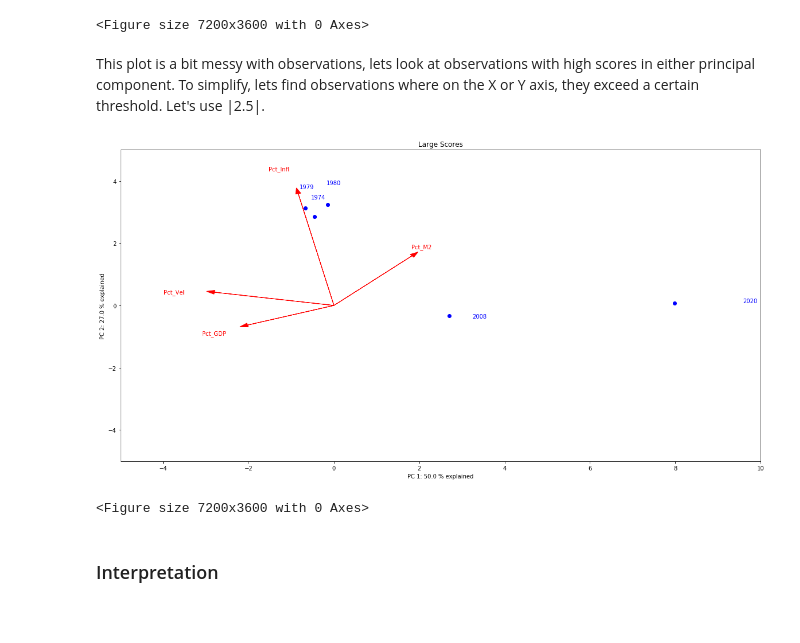
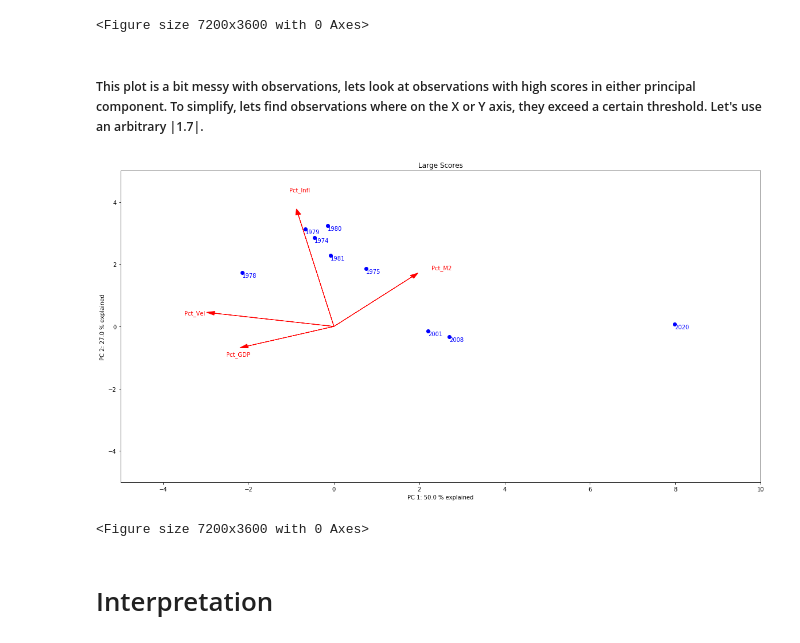
Before and after one commit to NicholasOgawa/EconML, a Jupyter notebook: PCA-MVPY.ipynb, the cells around one changed output. Drawn from its saved outputs; the diff is of its cells as text; code cells hidden in the pictures.

Commit message:
Added interpretation section

```diff
--- a/PCA-MVPY.ipynb
+++ b/PCA-MVPY.ipynb
@@ -32,4 +34,4 @@ path = '/Users/nicoogawa/Documents/Data/MVPY/data'
 os.chdir(path)
 
 csvlist = os.listdir(path)
-csvlist
+csvlist.remove('.DS_Store')
@@ -262,38 +283,38 @@ plt.show();
 [figure]
 <Figure size 7200x3600 with 0 Axes>
 # %% [markdown]
-This plot is a bit messy with observations, lets look at observations with high scores in either principal component. To simplify, lets find observations where on the X or Y axis, they exceed a certain threshold. Let's use |2.5|.
+##### This plot is a bit messy with observations, lets look at observations with high scores in either principal component. To simplify, lets find observations where on the X or Y axis, they exceed a certain threshold. Let's use an arbitrary |1.7|.
 # %%
 plt.figure(figsize=(20,10))
 
 xvector = pca.components_[0]
 yvector = pca.components_[1]
 
 xs = pca.transform(normalized_dfyear)[:,0]
 ys = pca.transform(normalized_dfyear)[:,1]
 
 plt.xlim((-5,10))
 plt.ylim((-5,5))
 plt.xlabel(f'PC 1: {round(pca.explained_variance_ratio_[0], 3) * 100} % explained')
 plt.ylabel(f'PC 2: {round(pca.explained_variance_ratio_[1], 2) * 100} % explained')
 plt.title('Large Scores')
 
 
 for i in range(len(xvector)):
     plt.arrow(0, 0, xvector[i]*4, yvector[i]*4,
               color='r', width=0.0005, head_width=0.125)
     plt.text(xvector[i]*5, yvector[i]*5,
-             list(normalized_dfyear.columns.values)[i], color='r',horizontalalignment = 'right', verticalalignment = 'top')
+             list(normalized_dfyear.columns.values)[i], color='r', verticalalignment = 'top')
 
 for i in range(len(xs)):
-    if ys[i] > abs(2.5) or xs[i] > abs(2.5):
+    if ys[i] > abs(1.7) or xs[i] > abs(1.7):
         plt.plot(xs[i], ys[i], 'bo',)
-        plt.text(xs[i]*1.2, ys[i]*1.2, list(normalized_dfyear.index)[i], color='b')
+        plt.text(xs[i], ys[i], list(normalized_dfyear.index)[i], color='b', verticalalignment = 'top')
 
-plt.figure(figsize=(100,50))
+plt.figure(figsize=(100,50));
 plt.show();
 # %% [output]
-[figure, old version]
+[figure, new version]
 <Figure size 7200x3600 with 0 Axes>
 # %% [markdown]
-### Interpretation
+# Interpretation
```
Also changed, not shown: parts of 16 cells of this notebook.
